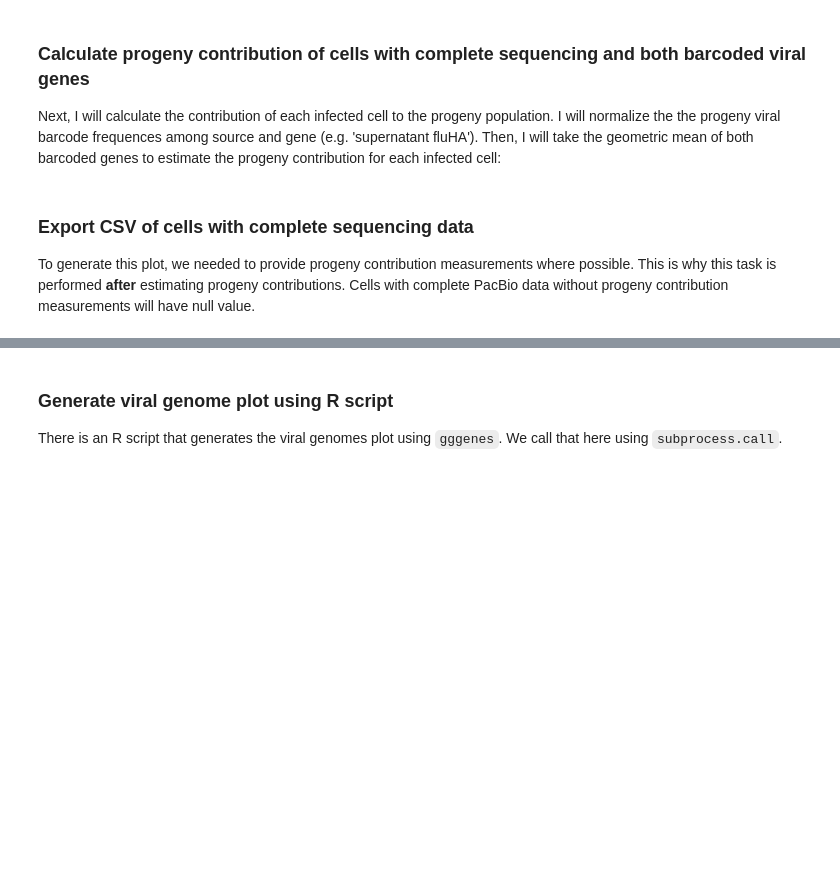
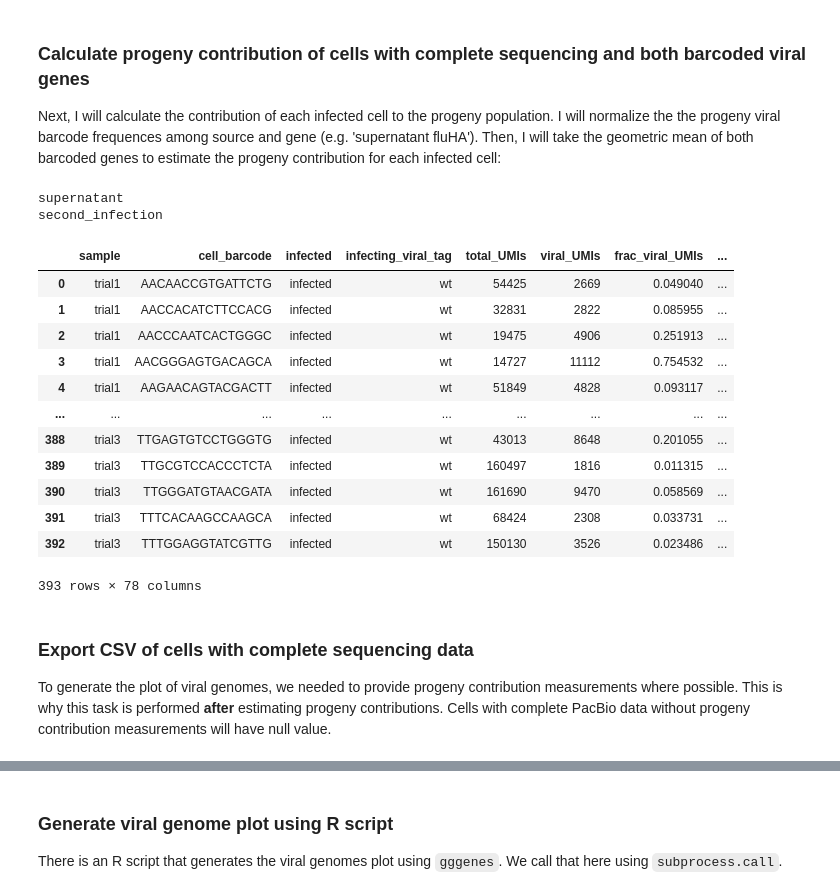
Before and after one commit to jbloomlab/barcoded_flu_pdmH1N1, a Jupyter notebook: final_analysis.py.ipynb, the cells around one changed output, grey strips where cells are left out. Drawn from its saved outputs; the diff is of its cells as text; code cells hidden in the pictures; blank space fills up the shorter version.

```diff
--- a/final_analysis.py.ipynb
+++ b/final_analysis.py.ipynb
@@ -970,27 +986,62 @@ Next, I will calculate the contribution of each infected cell to the progeny pop
 # %%
 for condition in ["supernatant", "second_infection"]:
     for gene in barcoded_genes:
         # normalize among selected cells and within barcoded gene
         col = f"freq_{condition}_{gene}"
-        sequenced_barcoded_cells[col] = (
-            sequenced_barcoded_cells[col] /
-            sequenced_barcoded_cells[col].sum()
+        sum_col = col + '_sum'
+        selected_cells = pd.merge(
+            left=selected_cells,
+            right=(selected_cells.groupby('sample')[col].sum()
+                   .reset_index()
+                   .rename(columns={col: sum_col})),
+            on='sample',
+            how='left',
+            validate='many_to_one')
+        selected_cells[col] = (
+            selected_cells[col] /
+            selected_cells[sum_col]
         ).astype(float)
     # calculate geometric mean of normalized values
     mean_col = f"freq_{condition}"
-    sequenced_barcoded_cells[mean_col] = (
-        sequenced_barcoded_cells[f"{mean_col}_fluHA"]
-        * sequenced_barcoded_cells[f"{mean_col}_fluNA"]
+    selected_cells[mean_col] = (
+        selected_cells[f"{mean_col}_fluHA"]
+        * selected_cells[f"{mean_col}_fluNA"]
     )**(1 / 2)
-    sequenced_barcoded_cells[mean_col] = (
-        sequenced_barcoded_cells[mean_col] /
-        sequenced_barcoded_cells[mean_col].sum()
+    # normalize geometric means
+    sum_mean_col = mean_col + '_sum'
+    selected_cells = pd.merge(
+        left=selected_cells,
+        right=(selected_cells.groupby('sample')[mean_col].sum()
+               .reset_index()
+               .rename(columns={mean_col: sum_mean_col})),
+        on='sample',
+        how='left',
+        validate='many_to_one')
+    selected_cells[mean_col] = (
+        selected_cells[mean_col] /
+        selected_cells[sum_mean_col]
     ).astype(float)
 
-display(sequenced_barcoded_cells)
+display(selected_cells)
+# %% [output]
+supernatant
+second_infection
+|  | sample | cell_barcode | infected | infecting_viral_tag | total_UMIs | viral_UMIs | frac_viral_UMIs | ... |
+| 0 | trial1 | AACAACCGTGATTCTG | infected | wt | 54425 | 2669 | 0.049040 | ... |
+| 1 | trial1 | AACCACATCTTCCACG | infected | wt | 32831 | 2822 | 0.085955 | ... |
+| 2 | trial1 | AACCCAATCACTGGGC | infected | wt | 19475 | 4906 | 0.251913 | ... |
+| 3 | trial1 | AACGGGAGTGACAGCA | infected | wt | 14727 | 11112 | 0.754532 | ... |
+| 4 | trial1 | AAGAACAGTACGACTT | infected | wt | 51849 | 4828 | 0.093117 | ... |
+| ... | ... | ... | ... | ... | ... | ... | ... | ... |
+| 388 | trial3 | TTGAGTGTCCTGGGTG | infected | wt | 43013 | 8648 | 0.201055 | ... |
+| 389 | trial3 | TTGCGTCCACCCTCTA | infected | wt | 160497 | 1816 | 0.011315 | ... |
+| 390 | trial3 | TTGGGATGTAACGATA | infected | wt | 161690 | 9470 | 0.058569 | ... |
+| 391 | trial3 | TTTCACAAGCCAAGCA | infected | wt | 68424 | 2308 | 0.033731 | ... |
+| 392 | trial3 | TTTGGAGGTATCGTTG | infected | wt | 150130 | 3526 | 0.023486 | ... |
+393 rows × 78 columns
 # %% [markdown]
 ### Export CSV of cells with complete sequencing data
-To generate this plot, we needed to provide progeny contribution measurements where possible. This is why this task is performed **after** estimating progeny contributions. Cells with complete PacBio data without progeny contribution measurements will have null value.
+To generate the plot of viral genomes, we needed to provide progeny contribution measurements where possible. This is why this task is performed **after** estimating progeny contributions. Cells with complete PacBio data without progeny contribution measurements will have null value.
 # %%
 # Bring in progeny production measurements when available
 fully_sequenced_cells_CSV = 'results/pacbio/fully_sequenced_cells.csv'
```
Also changed, not shown: parts of 17 cells of this notebook, 14 other files.
